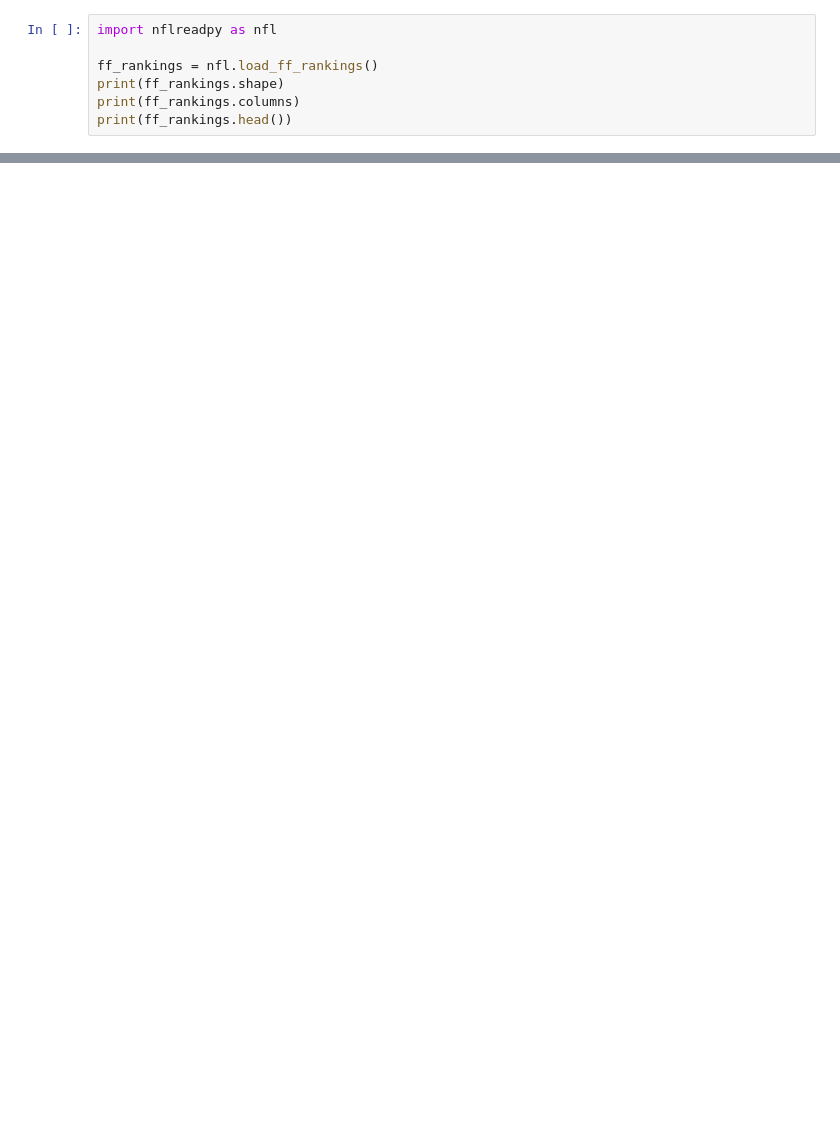
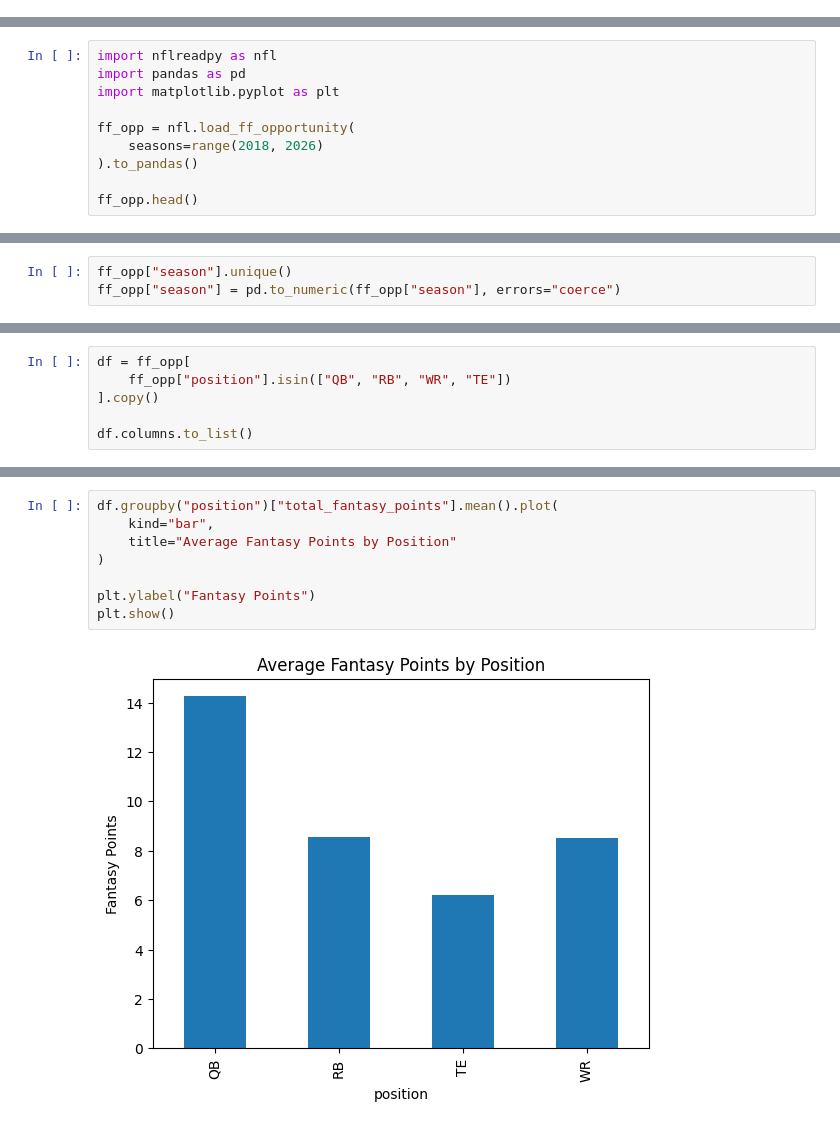
Before and after one commit to EthanJohn28/Fantasy-Football-League-Predictor, a Jupyter notebook: analysis.ipynb, the cells around one changed output, grey strips where cells are left out. Saved outputs shown, nothing was run; the diff lists cells and outputs as text; blank space fills up the shorter version.

```diff
--- a/analysis.ipynb
+++ b/analysis.ipynb
@@ -1,7 +0,0 @@
-# %%
-import nflreadpy as nfl
-
-ff_rankings = nfl.load_ff_rankings()
-print(ff_rankings.shape)
-print(ff_rankings.columns)
-print(ff_rankings.head())
@@ -319,0 +1,10 @@ shape: (15, 8)
+# %%
+import nflreadpy as nfl
+import pandas as pd
+import matplotlib.pyplot as plt
+
+ff_opp = nfl.load_ff_opportunity(
+    seasons=range(2018, 2026)
+).to_pandas()
+
+ff_opp.head()
@@ -319,0 +19,3 @@ shape: (15, 8)
+# %%
+ff_opp["season"].unique()
+ff_opp["season"] = pd.to_numeric(ff_opp["season"], errors="coerce")
@@ -319,0 +76,6 @@ shape: (15, 8)
+# %%
+df = ff_opp[
+    ff_opp["position"].isin(["QB", "RB", "WR", "TE"])
+].copy()
+
+df.columns.to_list()
@@ -319,0 +100,10 @@ shape: (15, 8)
+# %%
+df.groupby("position")["total_fantasy_points"].mean().plot(
+    kind="bar",
+    title="Average Fantasy Points by Position"
+)
+
+plt.ylabel("Fantasy Points")
+plt.show()
+# %% [output]
+[figure, added]
```
Also changed, not shown: parts of 29 cells of this notebook, 2 other files.
